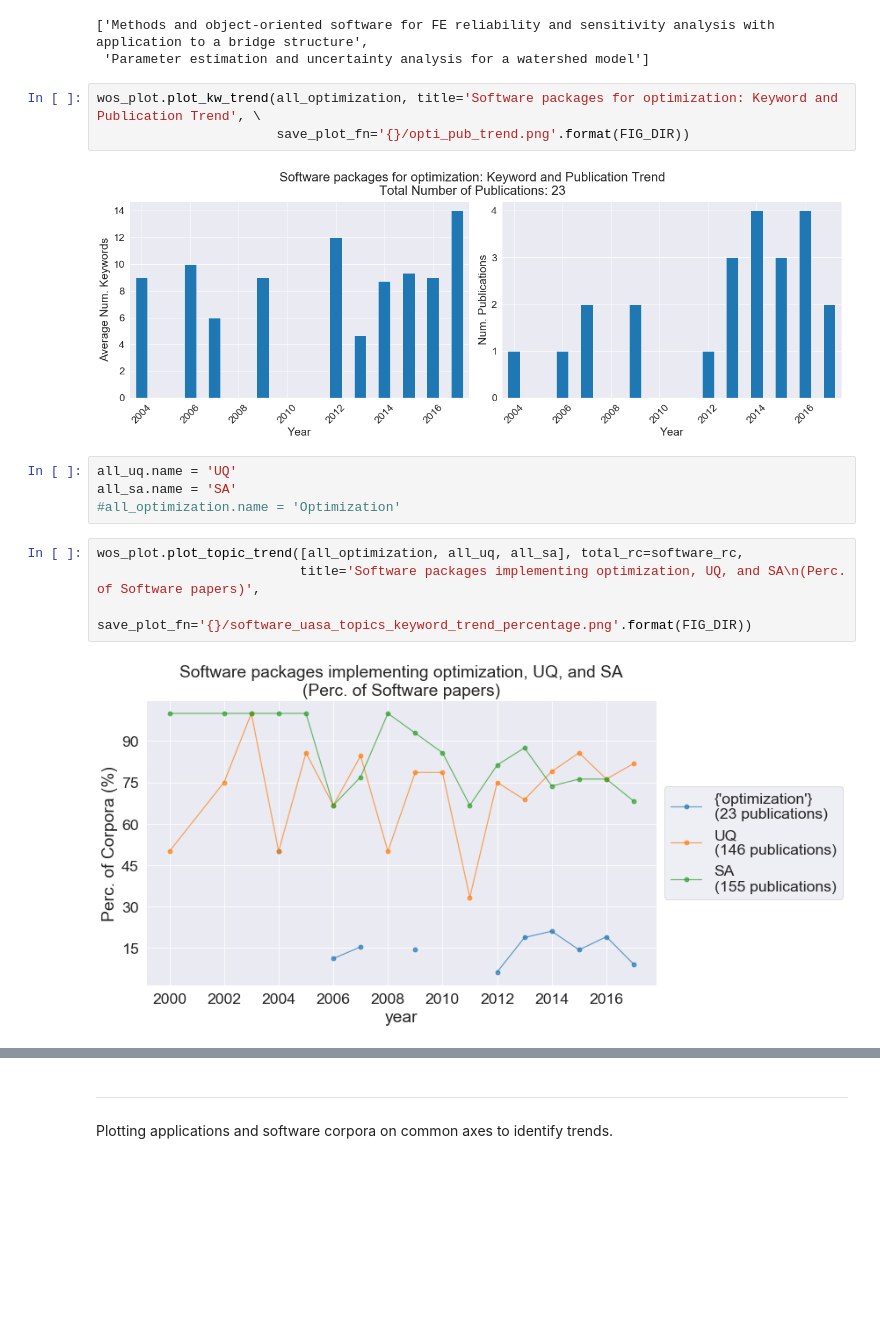
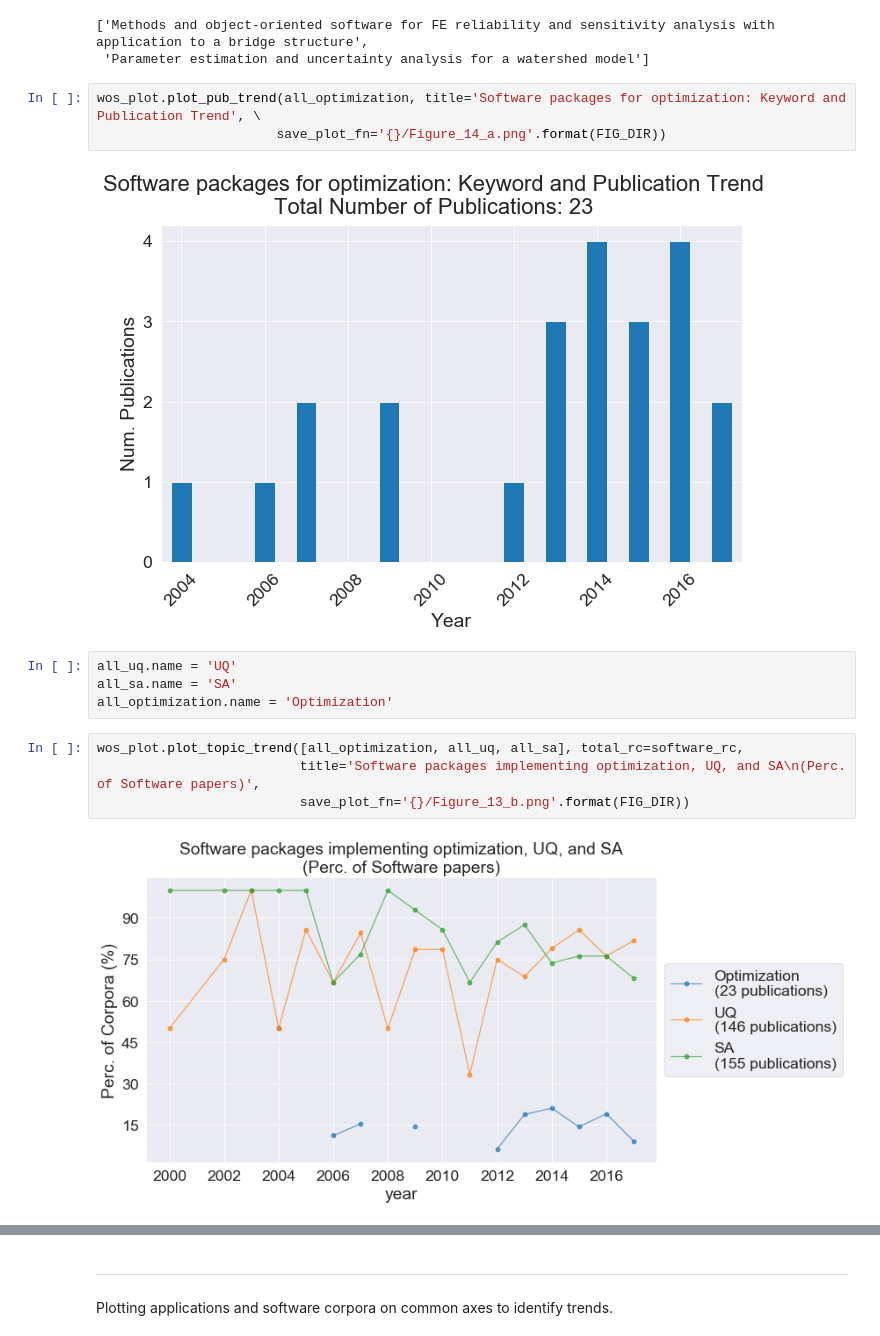
Before and after one commit to frog7/uasa-trends, a Jupyter notebook: notebooks/3e Software packages analysis.ipynb, the cells around one changed output, grey strips where cells are left out. Saved outputs shown, nothing was run; the diff lists cells and outputs as text; blank space fills up the shorter version.

```diff
--- a/notebooks/3e Software packages analysis.ipynb
+++ b/notebooks/3e Software packages analysis.ipynb
@@ -92,20 +89,20 @@ all_opt_df.loc[all_opt_df['year'] == 2007, 'title'].tolist()
 ['Methods and object-oriented software for FE reliability and sensitivity analysis with application to a bridge structure',
  'Parameter estimation and uncertainty analysis for a watershed model']
 # %%
-wos_plot.plot_kw_trend(all_optimization, title='Software packages for optimization: Keyword and Publication Trend', \
-                       save_plot_fn='{}/opti_pub_trend.png'.format(FIG_DIR))
+wos_plot.plot_pub_trend(all_optimization, title='Software packages for optimization: Keyword and Publication Trend', \
+                       save_plot_fn='{}/Figure_14_a.png'.format(FIG_DIR))
 # %% [output]
-[figure, old version]
+[figure, new version]
 # %%
 all_uq.name = 'UQ'
 all_sa.name = 'SA'
-#all_optimization.name = 'Optimization'
+all_optimization.name = 'Optimization'
 # %%
 wos_plot.plot_topic_trend([all_optimization, all_uq, all_sa], total_rc=software_rc,
                           title='Software packages implementing optimization, UQ, and SA\n(Perc. of Software papers)',
-                          save_plot_fn='{}/software_uasa_topics_keyword_trend_percentage.png'.format(FIG_DIR))
+                          save_plot_fn='{}/Figure_13_b.png'.format(FIG_DIR))
 # %% [output]
-[figure, old version]
+[figure, new version]
 # %%
 wos_plot.plot_topic_trend([all_optimization, all_uq, all_sa],
                           title='Num. software packages implementing optimization, UQ, and SA',
```
Also changed, not shown: parts of 23 cells of this notebook, 6 other files.
